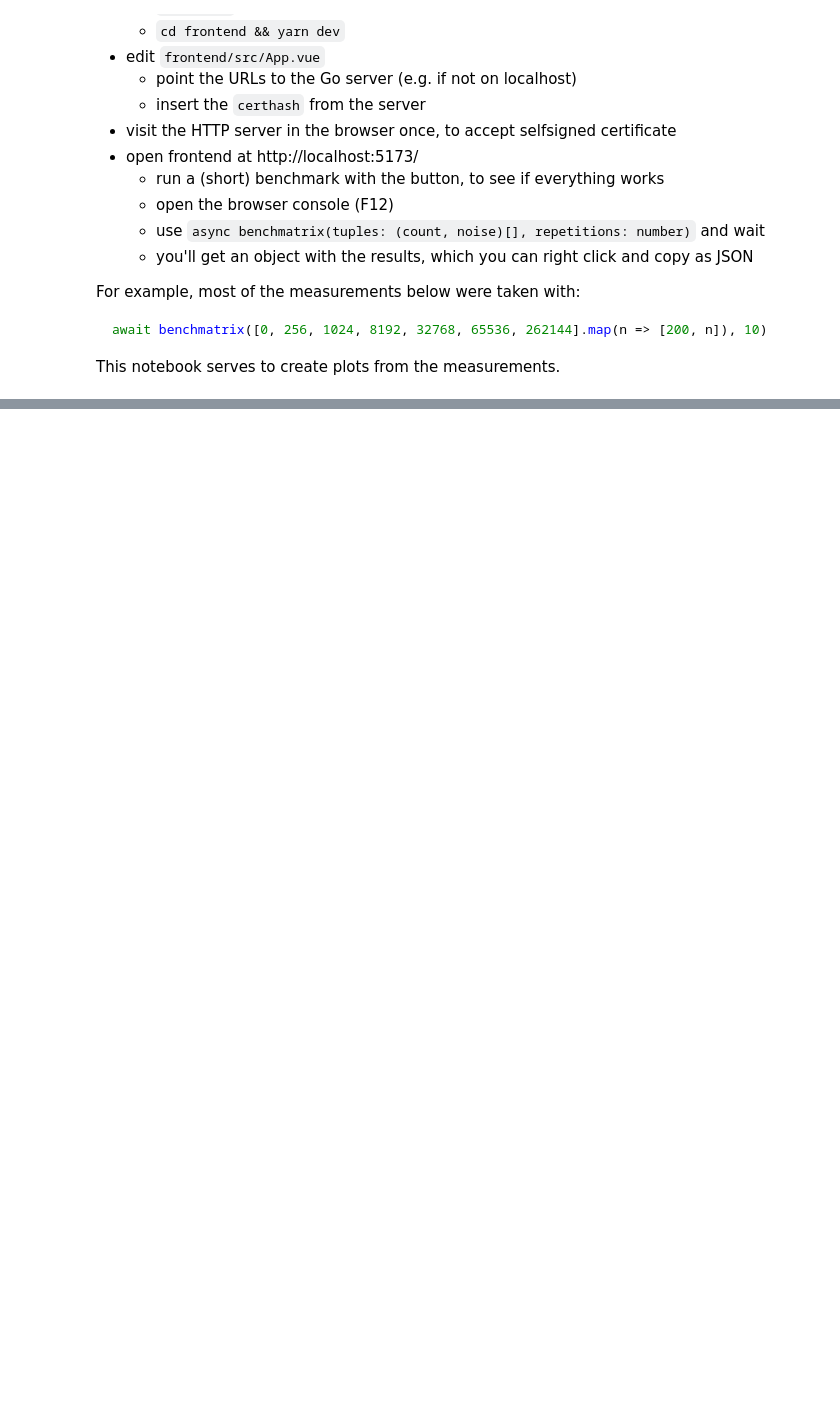
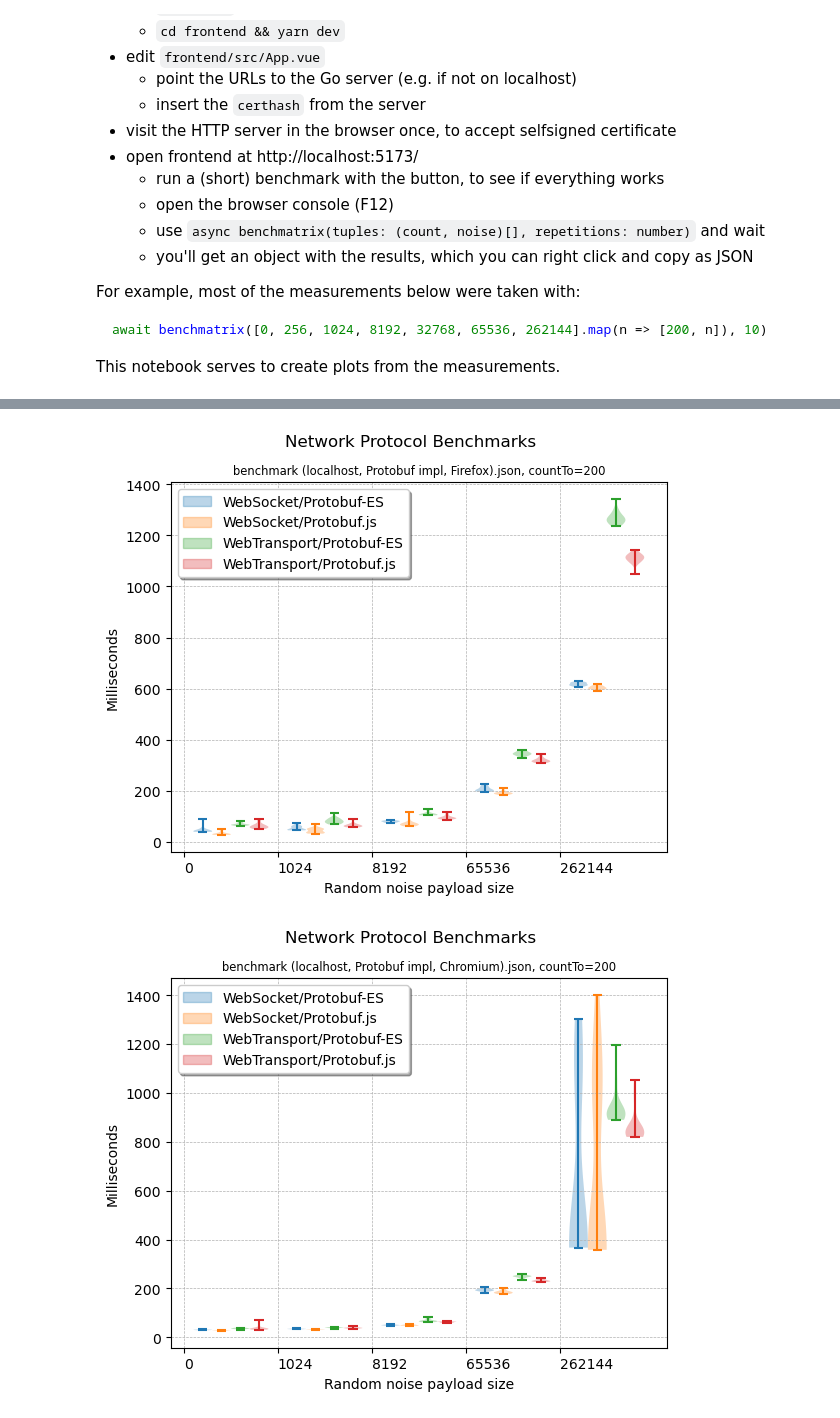
Before and after one commit to wasimoff/experiments, a Jupyter notebook: protobufsock/README.ipynb, the cells around one changed output, grey strips where cells are left out. Cells and saved outputs as stored; diff of their text form; code cells hidden in the pictures; blank space fills up the shorter version.

```diff
--- a/protobufsock/README.ipynb
+++ b/protobufsock/README.ipynb
@@ -123,0 +131,7 @@ render("benchmark (singapore).json", ylog=True)
+# %%
+# compare different protobuf implementations in the browser and between browsers
+render("benchmark (localhost, Protobuf impl, Firefox).json", spread=0.6)
+render("benchmark (localhost, Protobuf impl, Chromium).json", spread=0.6)
+# %% [output]
+[figure, added]
+[figure, added]
```
Also changed, not shown: parts of 5 cells of this notebook, 16 other files.
